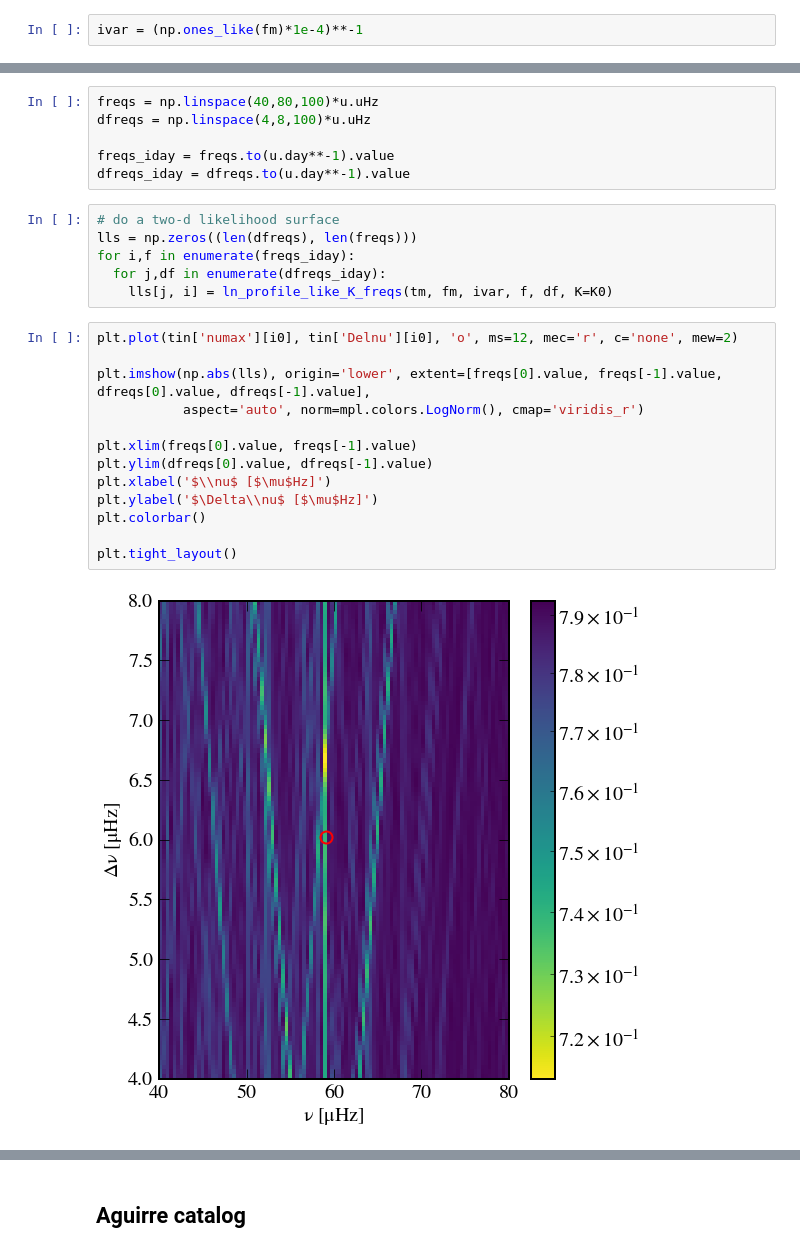
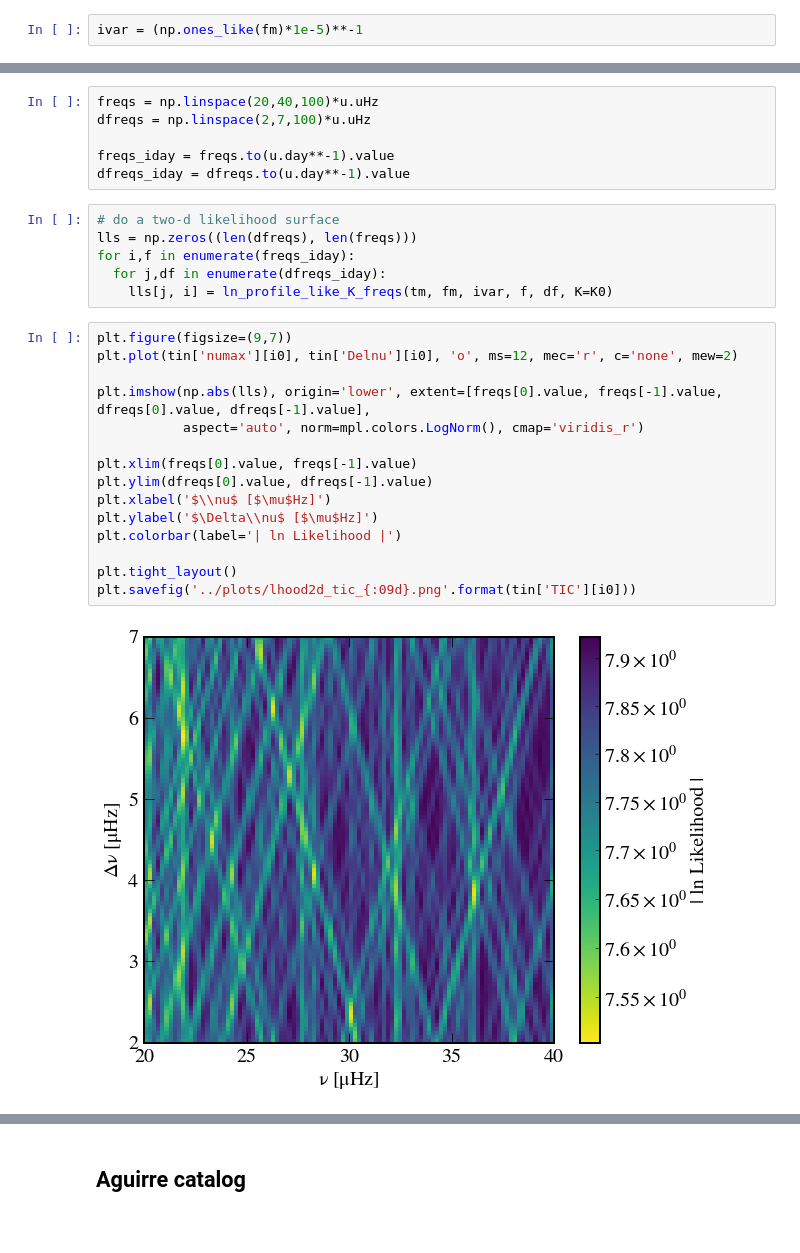
Before and after one commit to abonaca/tess_giants, a Jupyter notebook: notebooks/tic_periodograms.ipynb, the cells around one changed output, grey strips where cells are left out. Saved outputs shown, nothing was run; the diff lists cells and outputs as text.

```diff
--- a/notebooks/tic_periodograms.ipynb
+++ b/notebooks/tic_periodograms.ipynb
@@ -114,4 +114,4 @@ def ln_profile_like_K_freqs(ts, ys, yivars, nu, deltanu, K=3):
   resid = ys - np.dot(A, np.linalg.solve(np.dot(A.T * yivars, A), np.dot(A.T * yivars, ys)))
   return -0.5 * np.sum(yivars * resid ** 2)
 # %%
-ivar = (np.ones_like(fm)*1e-4)**-1
+ivar = (np.ones_like(fm)*1e-5)**-1
@@ -142,8 +147,8 @@ plt.tight_layout()
 # %% [markdown]
 ### 2D likelihood surface
 # %%
-freqs = np.linspace(40,80,100)*u.uHz
-dfreqs = np.linspace(4,8,100)*u.uHz
+freqs = np.linspace(20,40,100)*u.uHz
+dfreqs = np.linspace(2,7,100)*u.uHz
 
 freqs_iday = freqs.to(u.day**-1).value
 dfreqs_iday = dfreqs.to(u.day**-1).value
@@ -154,18 +159,20 @@ for i,f in enumerate(freqs_iday):
   for j,df in enumerate(dfreqs_iday):
     lls[j, i] = ln_profile_like_K_freqs(tm, fm, ivar, f, df, K=K0)
 # %%
+plt.figure(figsize=(9,7))
 plt.plot(tin['numax'][i0], tin['Delnu'][i0], 'o', ms=12, mec='r', c='none', mew=2)
 
 plt.imshow(np.abs(lls), origin='lower', extent=[freqs[0].value, freqs[-1].value, dfreqs[0].value, dfreqs[-1].value],
            aspect='auto', norm=mpl.colors.LogNorm(), cmap='viridis_r')
 
 plt.xlim(freqs[0].value, freqs[-1].value)
 plt.ylim(dfreqs[0].value, dfreqs[-1].value)
 plt.xlabel('$\\nu$ [$\mu$Hz]')
 plt.ylabel('$\Delta\\nu$ [$\mu$Hz]')
-plt.colorbar()
+plt.colorbar(label='| ln Likelihood |')
 
 plt.tight_layout()
+plt.savefig('../plots/lhood2d_tic_{:09d}.png'.format(tin['TIC'][i0]))
 # %% [output]
-[figure, old version]
+[figure, new version]
 # %%
```
Also changed, not shown: parts of 3 cells of this notebook.
